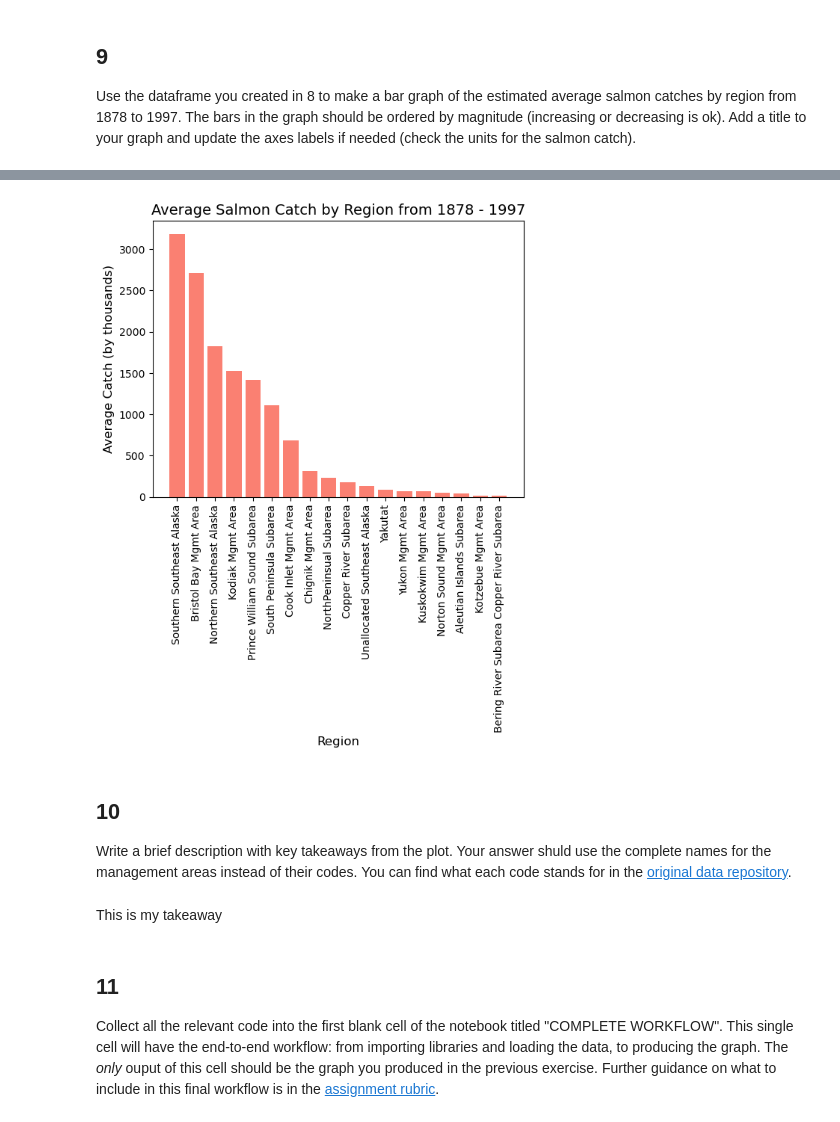
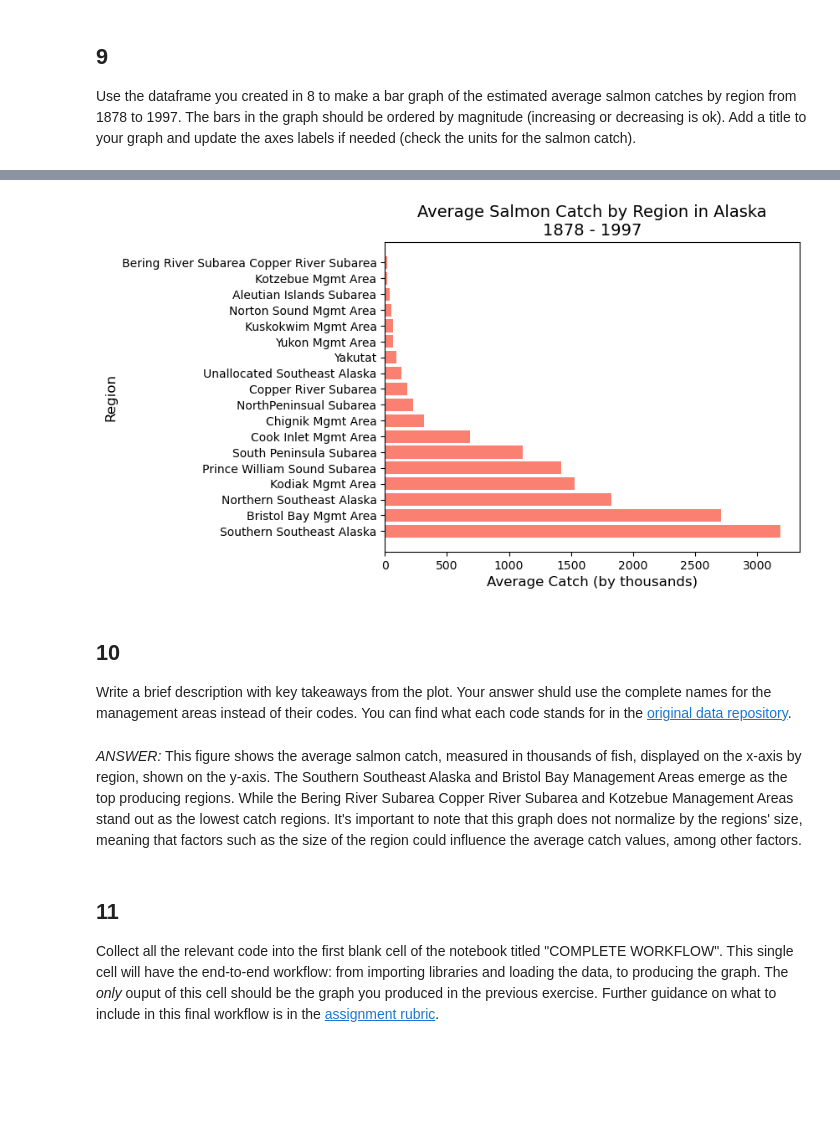
Before and after one commit to nicolelpepper/eds220-hwk2, a Jupyter notebook: hwk2-task2-salmon.ipynb, the cells around one changed output, grey strips where cells are left out. Drawn from its saved outputs; the diff is of its cells as text; code cells hidden in the pictures; blank space fills up the shorter version.

```diff
--- a/hwk2-task2-salmon.ipynb
+++ b/hwk2-task2-salmon.ipynb
@@ -311,18 +294,14 @@ avg_region_df
 # %%
-
-
-# Sort the avg catch data in ascending order
-
-# Create a bar graph of estimated average salmon catches by region
-plt.bar(avg_region_df.Region_Full, avg_region_df.Catch, color='salmon')
+# Create a bar plot of estimated average salmon catches by region
+plt.barh(avg_region_df['Region_Full'], avg_region_df['Catch'], color='salmon')
 # Customize the graph
-plt.title('Average Salmon Catch by Region from 1878 - 1997', fontsize=14)
-plt.xlabel('Region', fontsize=12)
-plt.ylabel('Average Catch (by thousands)', fontsize=12)
-plt.xticks(rotation=90)
+plt.title('Average Salmon Catch by Region in Alaska\n1878 - 1997', fontsize=14)
+plt.ylabel('Region', fontsize=12)
+plt.xlabel('Average Catch (by thousands)', fontsize=12)
+#plt.xticks(rotation=90)
 plt.show()
 # %% [output]
-[figure, old version]
+[figure, new version]
 # %% [markdown]
 <!-- END QUESTION -->
 
@@ -331,8 +310,9 @@ plt.show()
 ## 10
 
 Write a brief description with key takeaways from the plot. Your answer shuld use the complete names for the management areas instead of their codes. You can find what each code stands for in the [original data repository](https://knb.ecoinformatics.org/view/df35b.304.2#df35b.303.1).
-# %% [markdown]
-This is my takeaway
+# %% [markdown]
+*ANSWER:*
+This figure shows the average salmon catch, measured in thousands of fish, displayed on the x-axis by region, shown on the y-axis. The Southern Southeast Alaska and Bristol Bay Management Areas emerge as the top producing regions. While the Bering River Subarea Copper River Subarea and Kotzebue Management Areas stand out as the lowest catch regions. It's important to note that this graph does not normalize by the regions' size, meaning that factors such as the size of the region could influence the average catch values, among other factors.
 # %% [markdown]
 ## 11
 
```
Also changed, not shown: parts of 4 cells of this notebook.
